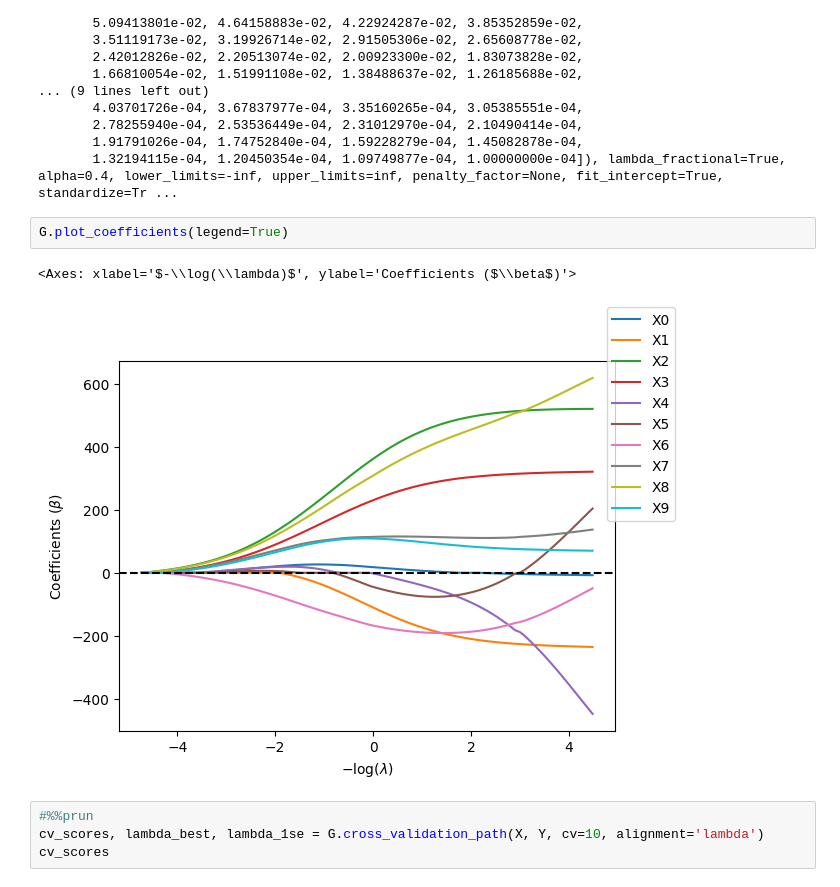
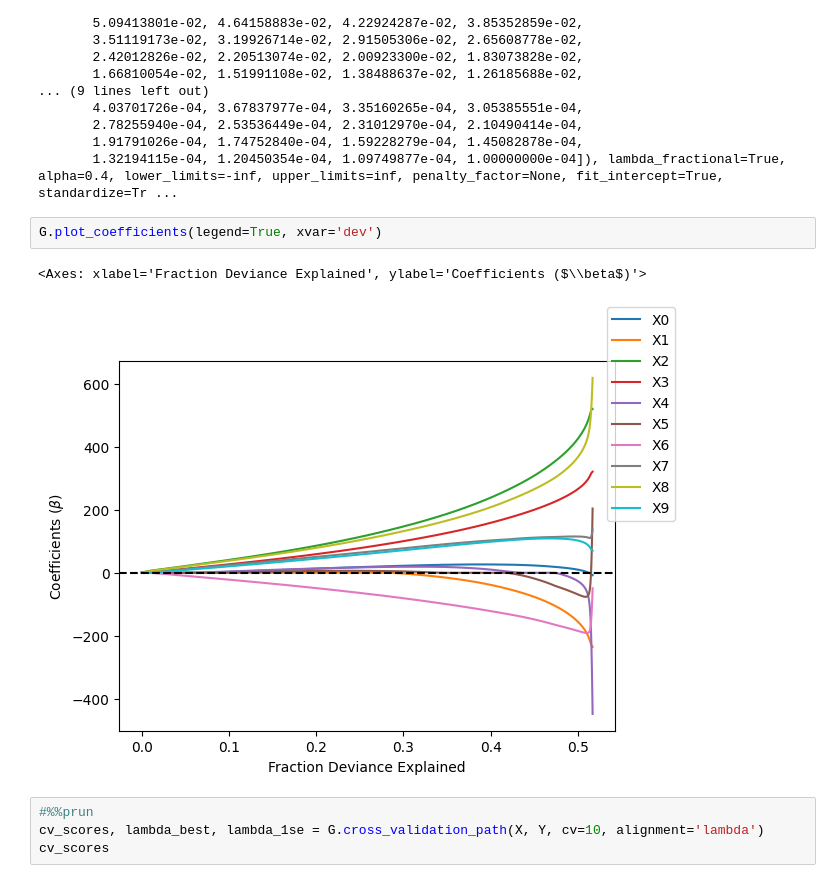
Before and after one commit to jonathan-taylor/glmnetpy, a Jupyter notebook: docs/examples/cross_validation.ipynb, the cells around one changed output. Cells and saved outputs as stored; diff of their text form.

```diff
--- a/docs/examples/cross_validation.ipynb
+++ b/docs/examples/cross_validation.ipynb
@@ -54,10 +54,10 @@ GLMNet(lambda_values=array([1.00000000e+00, 9.11162756e-01, 8.30217568e-01, 7.56
        1.91791026e-04, 1.74752840e-04, 1.59228279e-04, 1.45082878e-04,
        1.32194115e-04, 1.20450354e-04, 1.09749877e-04, 1.00000000e-04]), lambda_fractional=True, alpha=0.4, lower_limits=-inf, upper_limits=inf, penalty_factor=None, fit_intercept=True, standardize=Tr ...
 # %%
-G.plot_coefficients(legend=True)
+G.plot_coefficients(legend=True, xvar='dev')
 # %% [output]
-<Axes: xlabel='$-\\log(\\lambda)$', ylabel='Coefficients ($\\beta$)'>
+<Axes: xlabel='Fraction Deviance Explained', ylabel='Coefficients ($\\beta$)'>
-[figure, old version]
+[figure, new version]
 # %%
 #%%prun
 cv_scores, lambda_best, lambda_1se = G.cross_validation_path(X, Y, cv=10, alignment='lambda')
```
Also changed, not shown: parts of 12 cells of this notebook, 1 other file.
